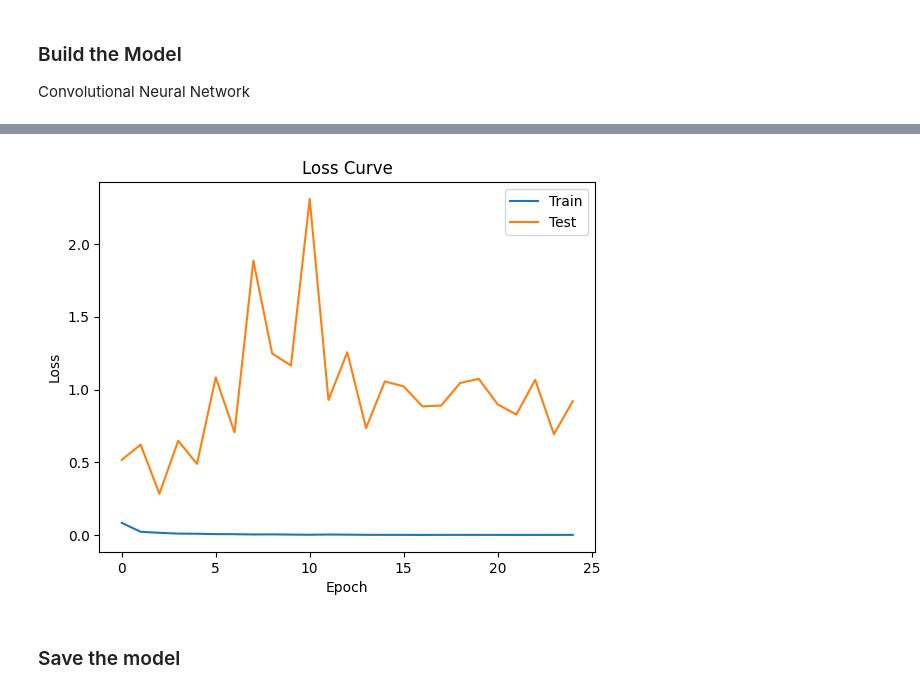
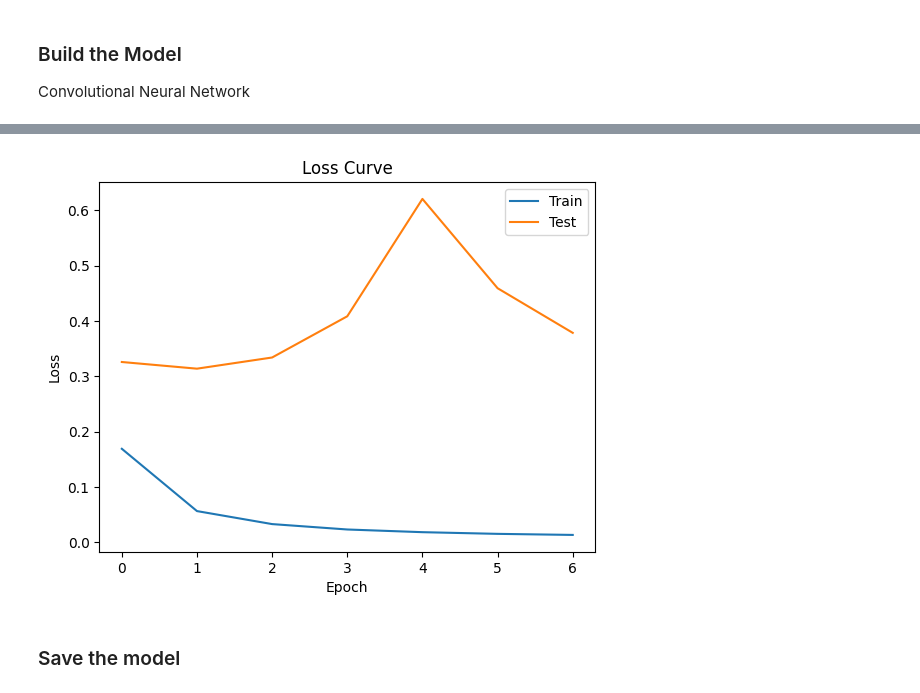
Before and after one commit to Deeeeelan/Deepfake-Audio-Detector, a Jupyter notebook: notebooks/neural_network.ipynb, the cells around one changed output, grey strips where cells are left out. Saved outputs shown, nothing was run; the diff lists cells and outputs as text; code cells hidden in the pictures.

```diff
--- a/notebooks/neural_network.ipynb
+++ b/notebooks/neural_network.ipynb
@@ -211,12 +208,14 @@ class Net(nn.Module):
         out = torch.sigmoid(out) #TODO: use logits
         return out
 # %%
+n_epoch = 7
+
 net = Net()
 net.to(device)
 
 criterion = nn.BCELoss()
 optimizer = optim.SGD(net.parameters(),
-                    lr=0.01,
+                    lr=0.001,
                     weight_decay=0.01,
                     momentum=0.1)
 
@@ -286,5 +277,5 @@ Epoch: 25, loss: 2.0121846732225777
 Finished Training
-[figure, old version]
+[figure, new version]
 # %% [markdown]
 ### Save the model
 # %%
```
Also changed, not shown: parts of 9 cells of this notebook, 1 other file.
